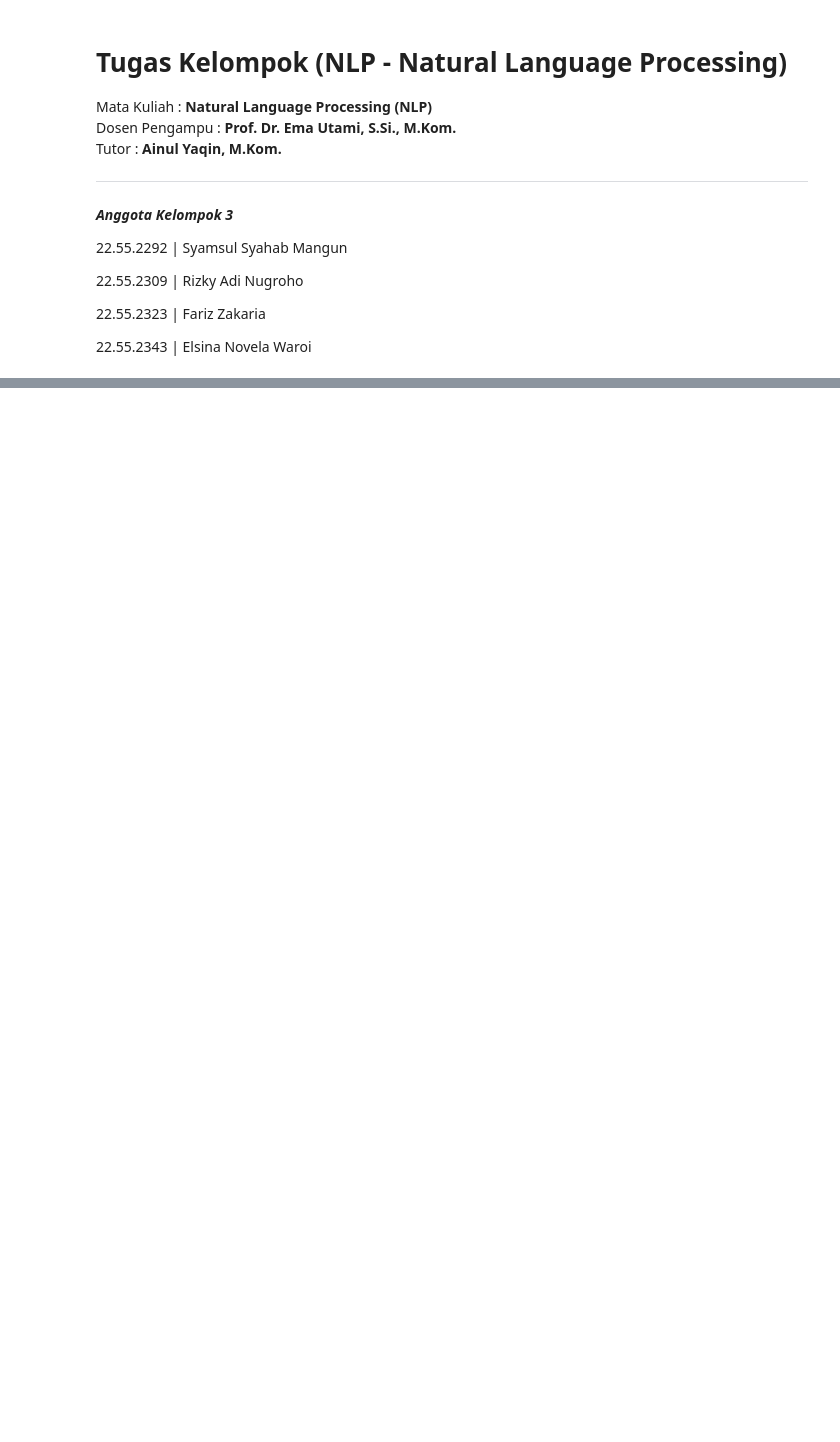
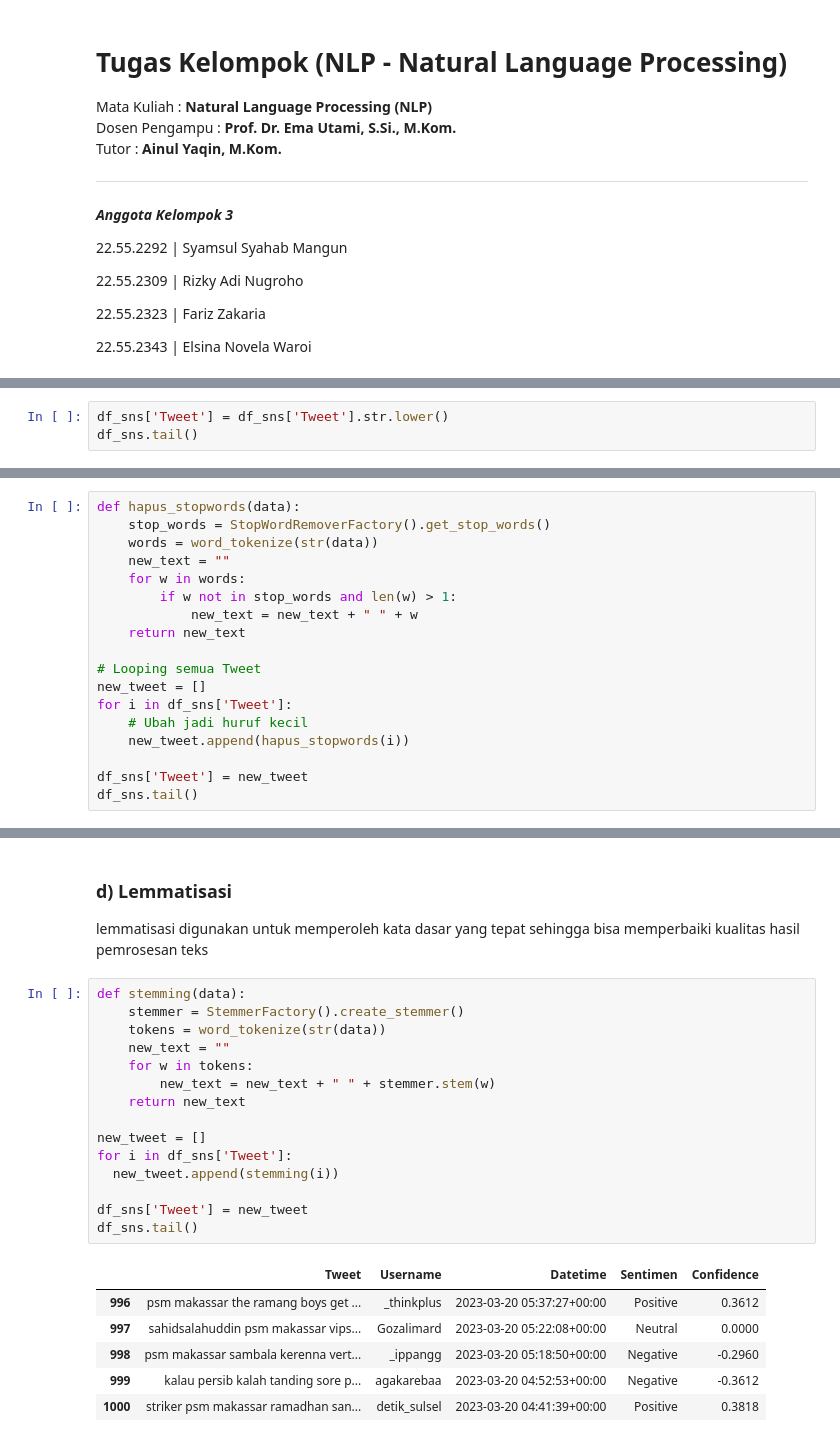
Before and after one commit to 11SyamSM/amikom, a Jupyter notebook: NLP_Kelompok3.ipynb, the cells around one changed output, grey strips where cells are left out. Saved outputs shown, nothing was run; the diff lists cells and outputs as text; blank space fills up the shorter version.

```diff
--- a/NLP_Kelompok3.ipynb
+++ b/NLP_Kelompok3.ipynb
@@ -111,0 +83,3 @@ tweets_df.to_csv('tweets.csv', index=False)
+# %%
+df_sns['Tweet'] = df_sns['Tweet'].str.lower()
+df_sns.tail()
@@ -111,0 +130,18 @@ tweets_df.to_csv('tweets.csv', index=False)
+# %%
+def hapus_stopwords(data):
+    stop_words = StopWordRemoverFactory().get_stop_words()
+    words = word_tokenize(str(data))
+    new_text = ""
+    for w in words:
+        if w not in stop_words and len(w) > 1:
+            new_text = new_text + " " + w
+    return new_text
+
+# Looping semua Tweet
+new_tweet = []
+for i in df_sns['Tweet']:
+    # Ubah jadi huruf kecil
+    new_tweet.append(hapus_stopwords(i))
+
+df_sns['Tweet'] = new_tweet
+df_sns.tail()
@@ -111,0 +155,26 @@ tweets_df.to_csv('tweets.csv', index=False)
+# %% [markdown]
+### d) Lemmatisasi
+
+lemmatisasi digunakan untuk memperoleh kata dasar yang tepat sehingga bisa memperbaiki kualitas hasil pemrosesan teks
+# %%
+def stemming(data):
+    stemmer = StemmerFactory().create_stemmer()
+    tokens = word_tokenize(str(data))
+    new_text = ""
+    for w in tokens:
+        new_text = new_text + " " + stemmer.stem(w)
+    return new_text
+
+new_tweet = []
+for i in df_sns['Tweet']:
+  new_tweet.append(stemming(i))
+
+df_sns['Tweet'] = new_tweet
+df_sns.tail()
+# %% [output]
+|  | Tweet | Username | Datetime | Sentimen | Confidence |
+| 996 | psm makassar the ramang boys get ... | _thinkplus | 2023-03-20 05:37:27+00:00 | Positive | 0.3612 |
+| 997 | sahidsalahuddin psm makassar vips... | Gozalimard | 2023-03-20 05:22:08+00:00 | Neutral | 0.0000 |
+| 998 | psm makassar sambala kerenna vert... | _ippangg | 2023-03-20 05:18:50+00:00 | Negative | -0.2960 |
+| 999 | kalau persib kalah tanding sore p... | agakarebaa | 2023-03-20 04:52:53+00:00 | Negative | -0.3612 |
+| 1000 | striker psm makassar ramadhan san... | detik_sulsel | 2023-03-20 04:41:39+00:00 | Positive | 0.3818 |
```
Also changed, not shown: parts of 47 cells of this notebook.
